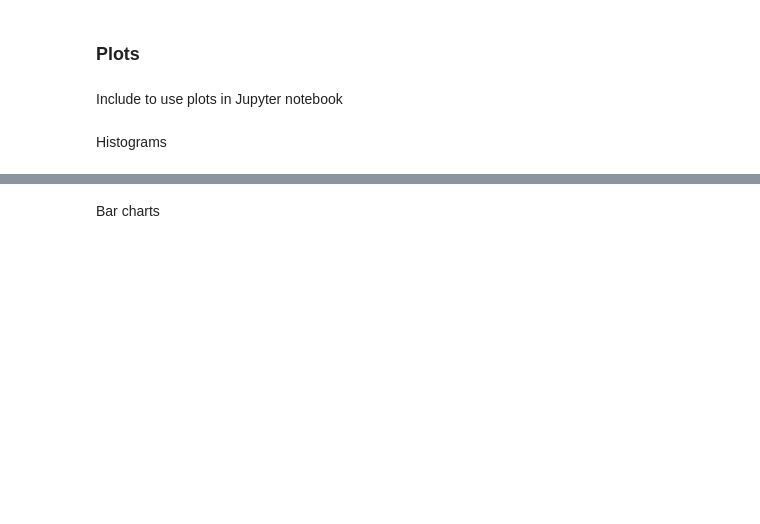
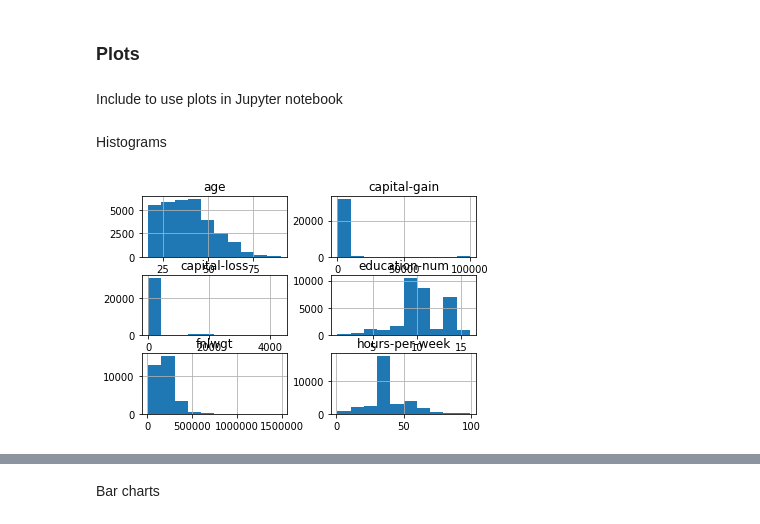
Before and after one commit to AnaMakarevich/DAND, a Jupyter notebook: DANDToolsCheatsheet.ipynb, the cells around one changed output, grey strips where cells are left out. Saved outputs shown, nothing was run; the diff lists cells and outputs as text; code cells hidden in the pictures; blank space fills up the shorter version.

```diff
--- a/DANDToolsCheatsheet.ipynb
+++ b/DANDToolsCheatsheet.ipynb
@@ -101,4 +166,9 @@ Include to use plots in Jupyter notebook
 %matplotlib inline
 # %% [markdown]
 Histograms
+# %%
+df_census = pd.read_csv('census_income_data.csv')
+df_census.hist();
+# %% [output]
+[figure, added]
 # %%
```
Also changed, not shown: parts of 20 cells of this notebook, 2 other files.
